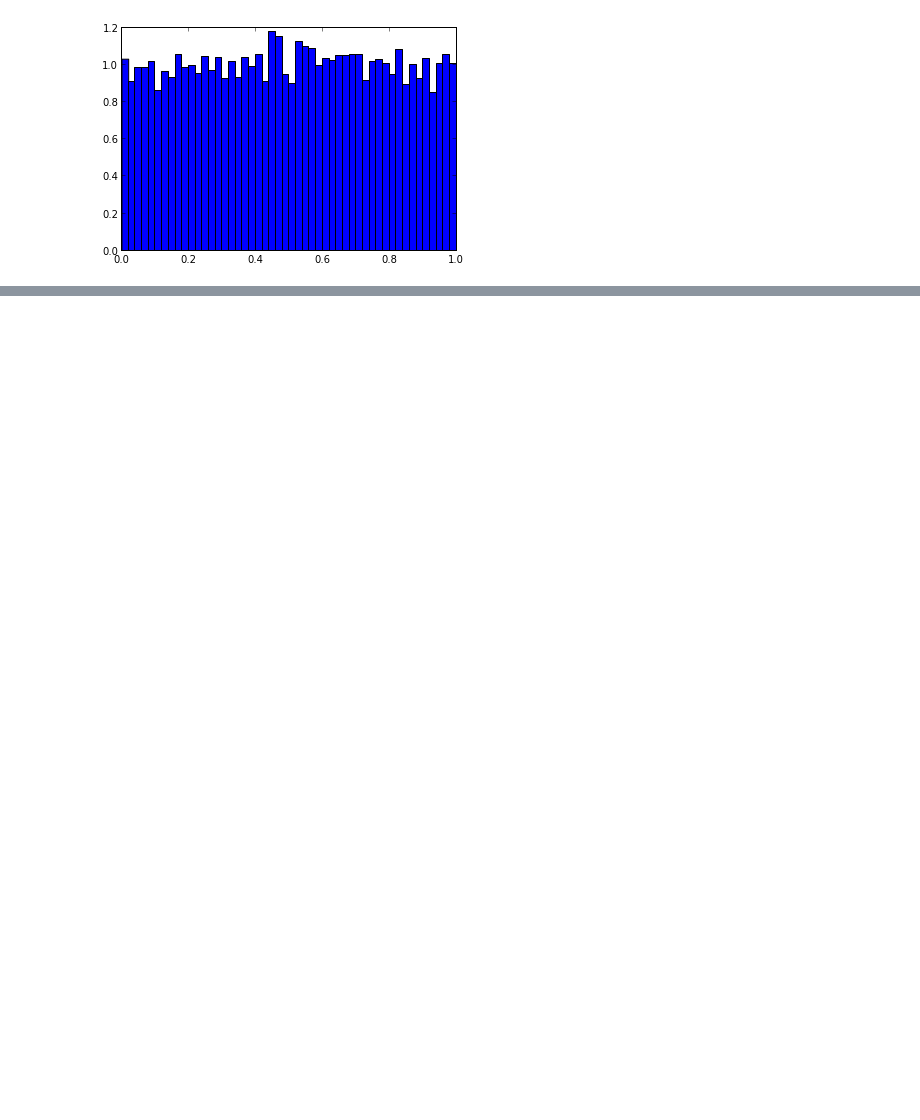
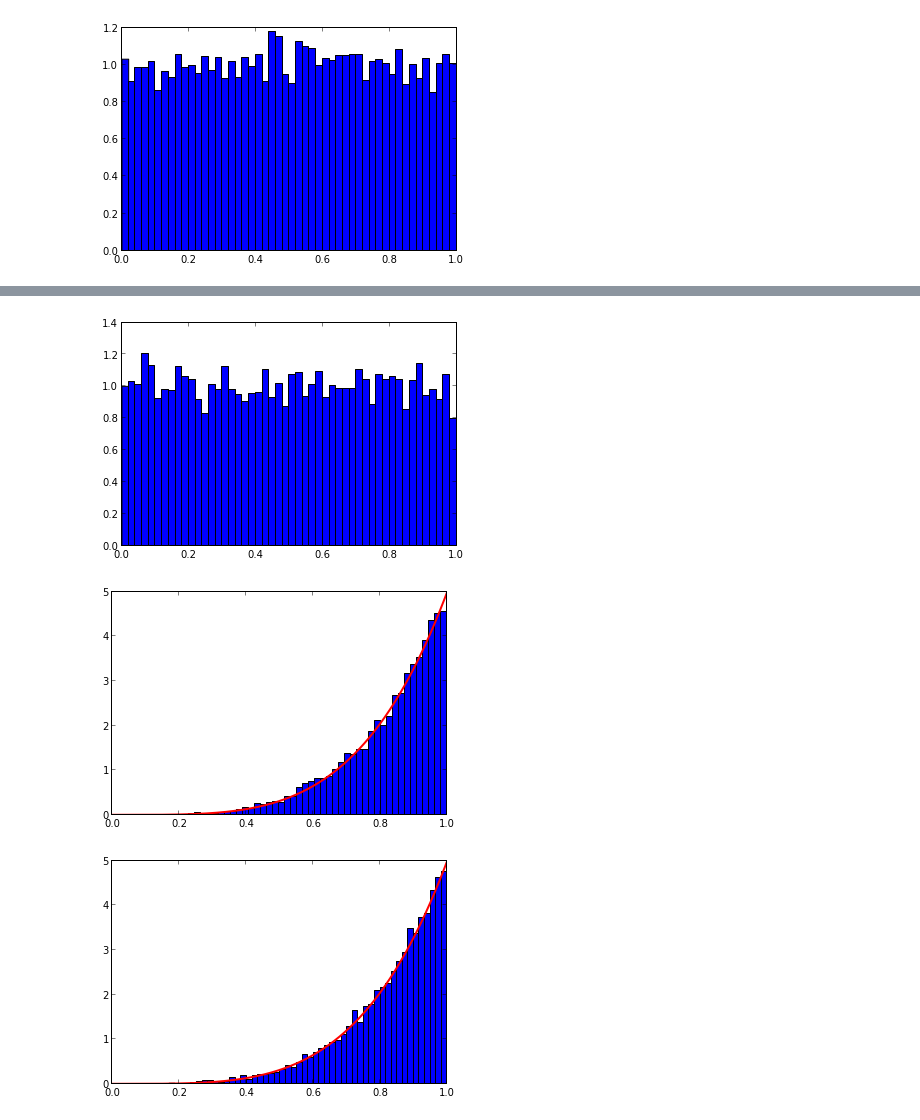
Before and after one commit to aidiary/PRML, a Jupyter notebook: ch11/monte_carlo.ipynb, the cells around one changed output, grey strips where cells are left out. Saved outputs shown, nothing was run; the diff lists cells and outputs as text; code cells hidden in the pictures; blank space fills up the shorter version.

```diff
--- a/ch11/monte_carlo.ipynb
+++ b/ch11/monte_carlo.ipynb
@@ -153,0 +217,50 @@ plt.plot(x, y, 'r-', lw=2)
+# %%
+# 逆変換法で一様分布からベータ分布を得る
+import numpy as np
+import matplotlib.pyplot as plt
+import scipy.stats
+import scipy.special
+
+nbins = 50
+
+# ベータ分布のパラメータ
+# alpha = 0.5
+# beta  = 0.5
+
+alpha = 5.0
+beta = 1.0
+
+# 逆変換法で一様分布からガンマ分布を得る
+np.random.seed()
+N = 10000
+U = np.random.uniform(0.0, 1.0, N)
+X1 = scipy.special.betaincinv(alpha, beta, U)
+
+# 生成した元の一様分布を描画
+plt.figure(1)
+plt.hist(U, nbins, normed=True)
+
+# 変換したベータ分布と理想的なPDFを描画
+plt.figure(2)
+plt.xlim((0, 1))
+plt.hist(X1, nbins, normed=True)
+
+x = np.linspace(0, 1, 1000)
+y = scipy.stats.beta.pdf(x, alpha, beta)
+plt.plot(x, y, 'r-', lw=2)
+
+# numpyのベータ分布に従う乱数生成関数を利用した場合
+plt.figure(3)
+plt.xlim((0, 1))
+X2 = np.random.beta(alpha, beta, size=N)
+plt.hist(X2, nbins, normed=True)
+
+x = np.linspace(0, 1, 1000)
+y = scipy.stats.beta.pdf(x, alpha, beta)
+plt.plot(x, y, 'r-', lw=2)
+
+plt.show()
+# %% [output]
+[figure, added]
+[figure, added]
+[figure, added]
```
Also changed, not shown: parts of 6 cells of this notebook.
